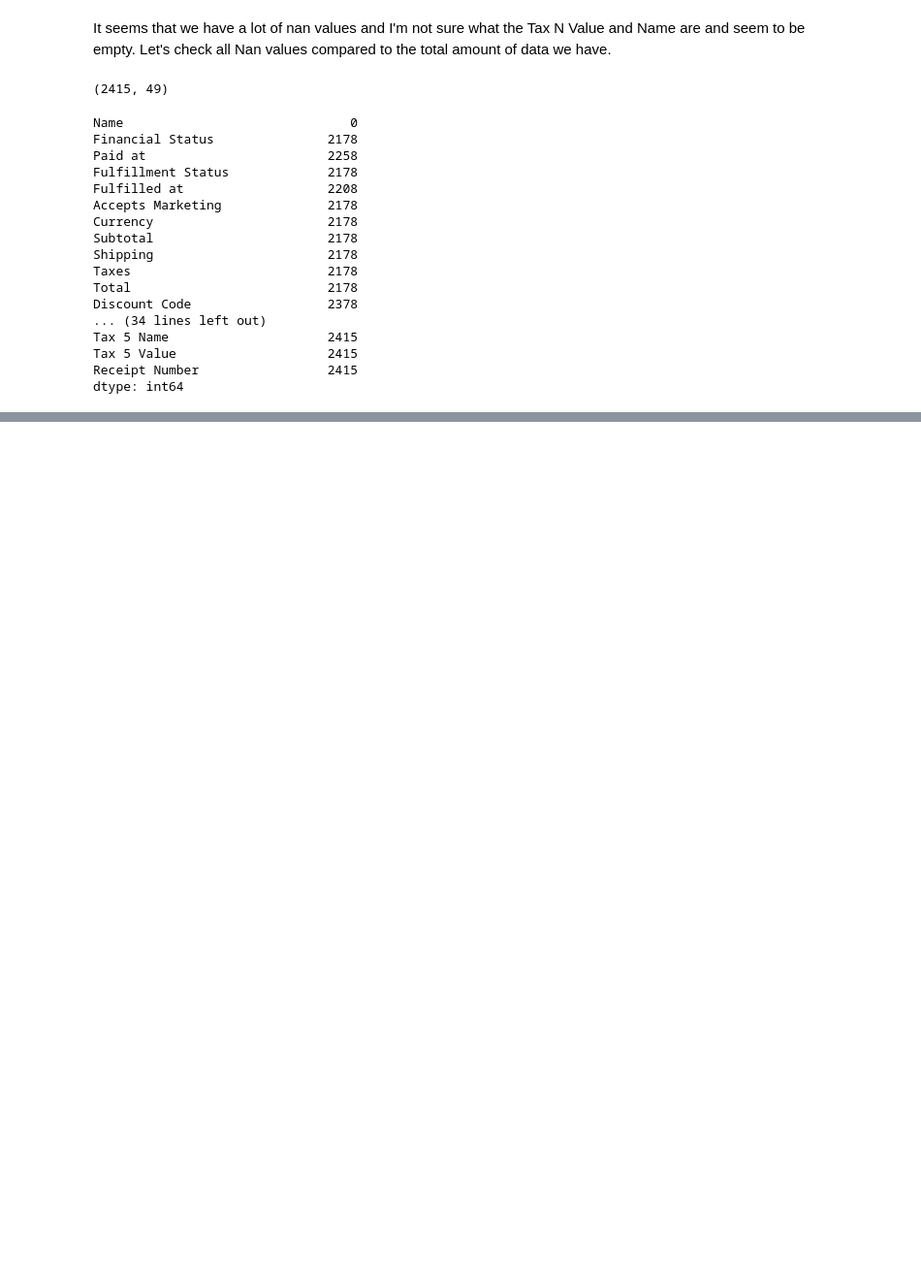
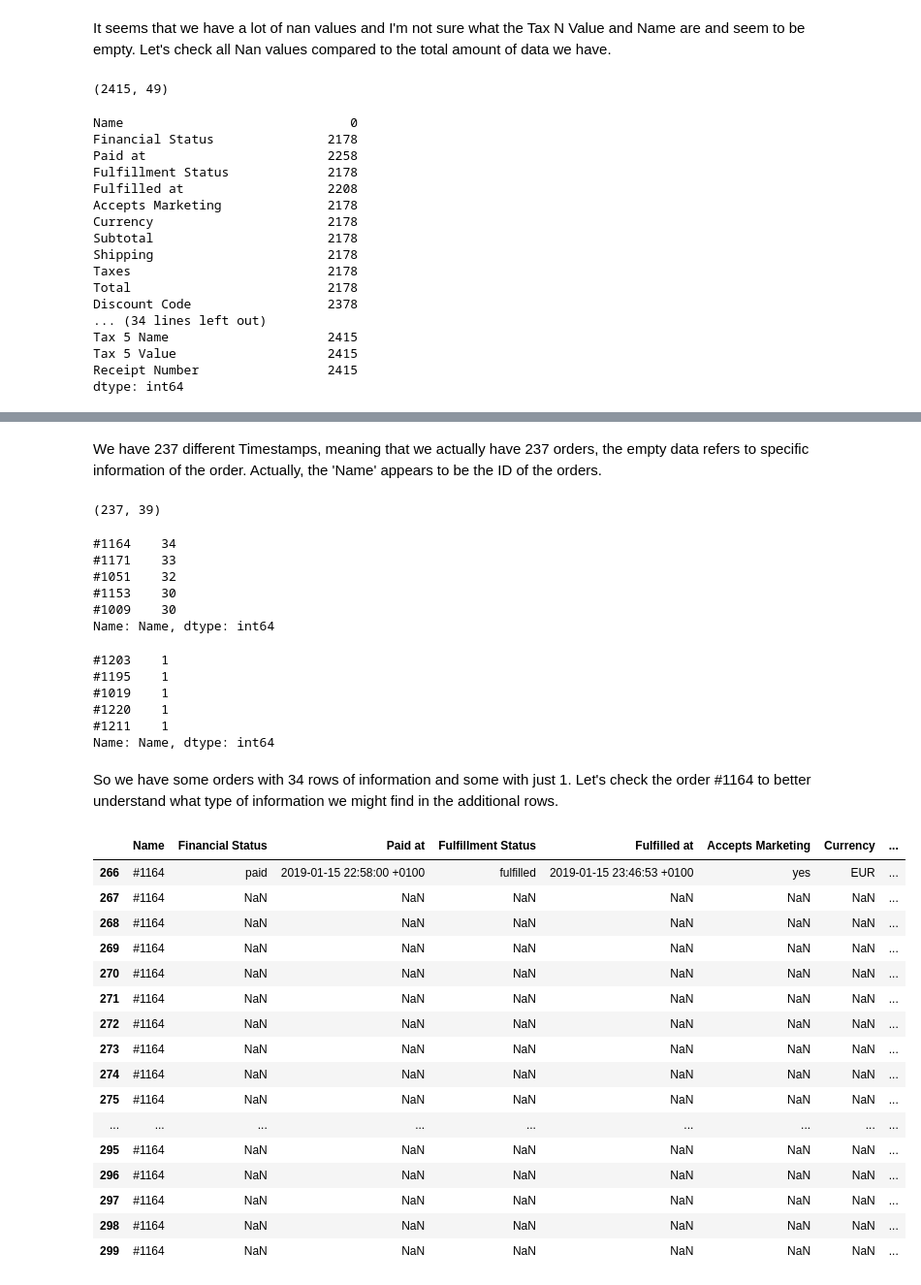
Before and after one commit to adriaferrer/Vimet, a Jupyter notebook: 01.Data_cleaning/Untitled.ipynb, the cells around one changed output, grey strips where cells are left out. Shown at 97% size. Saved outputs shown, nothing was run; the diff lists cells and outputs as text; code cells hidden in the pictures; blank space fills up the shorter version.

Commit message:
DF split and first steps to clean orders

```diff
--- a/01.Data_cleaning/Untitled.ipynb
+++ b/01.Data_cleaning/Untitled.ipynb
@@ -50,2 +49,2 @@ Ok, so we have plenty of NaNs. We'll drop all 'Tax' related values except the #1
 # %%
-orders.drop(columns=['Tax 2 Name', 'Tax 2 Value', 'Tax 3 Name', 'Tax 3 Value', 'Tax 4 Name', 'Tax 4 Value', 'Tax 5 Name', 'Tax 5 Value'], inplace=True)
+orders.drop(columns=['Tax 2 Name', 'Tax 2 Value', 'Tax 3 Name', 'Tax 3 Value', 'Tax 4 Name', 'Tax 4 Value', 'Tax 5 Name', 'Tax 5 Value', 'Receipt Number'], inplace=True)
@@ -54,3 +50,0 @@ Let's check the nan values for 'Financial status' as it seems a critical value t
-# %%
-pd.set_option('display.max_columns', 500)
-orders[orders['Financial Status'].isna()]
@@ -112,0 +64,46 @@ Is it possible that some columns refer to a the details of an order, thus nan do
+# %% [markdown]
+We have 237 different Timestamps, meaning that we actually have 237 orders, the empty data refers to specific information of the order. Actually, the 'Name' appears to be the ID of the orders.
+# %%
+orders.groupby('Name').count().shape
+# %% [output]
+(237, 39)
+# %%
+orders['Name'].value_counts().head()
+# %% [output]
+#1164    34
+#1171    33
+#1051    32
+#1153    30
+#1009    30
+Name: Name, dtype: int64
+# %%
+orders['Name'].value_counts().tail()
+# %% [output]
+#1203    1
+#1195    1
+#1019    1
+#1220    1
+#1211    1
+Name: Name, dtype: int64
+# %% [markdown]
+So we have some orders with 34 rows of information and some with just 1. Let's check the order #1164 to better understand what type of information we might find in the additional rows.
+# %%
+orders[orders['Name']=='#1164']
+# %% [output]
+|  | Name | Financial Status | Paid at | Fulfillment Status | Fulfilled at | Accepts Marketing | Currency | ... |
+| 266 | #1164 | paid | 2019-01-15 22:58:00 +0100 | fulfilled | 2019-01-15 23:46:53 +0100 | yes | EUR | ... |
+| 267 | #1164 | NaN | NaN | NaN | NaN | NaN | NaN | ... |
+| 268 | #1164 | NaN | NaN | NaN | NaN | NaN | NaN | ... |
+| 269 | #1164 | NaN | NaN | NaN | NaN | NaN | NaN | ... |
+| 270 | #1164 | NaN | NaN | NaN | NaN | NaN | NaN | ... |
+| 271 | #1164 | NaN | NaN | NaN | NaN | NaN | NaN | ... |
+| 272 | #1164 | NaN | NaN | NaN | NaN | NaN | NaN | ... |
+| 273 | #1164 | NaN | NaN | NaN | NaN | NaN | NaN | ... |
+| 274 | #1164 | NaN | NaN | NaN | NaN | NaN | NaN | ... |
+| 275 | #1164 | NaN | NaN | NaN | NaN | NaN | NaN | ... |
+| ... | ... | ... | ... | ... | ... | ... | ... | ... |
+| 295 | #1164 | NaN | NaN | NaN | NaN | NaN | NaN | ... |
+| 296 | #1164 | NaN | NaN | NaN | NaN | NaN | NaN | ... |
+| 297 | #1164 | NaN | NaN | NaN | NaN | NaN | NaN | ... |
+| 298 | #1164 | NaN | NaN | NaN | NaN | NaN | NaN | ... |
+| 299 | #1164 | NaN | NaN | NaN | NaN | NaN | NaN | ... |
```
Also changed, not shown: parts of 33 cells of this notebook.
